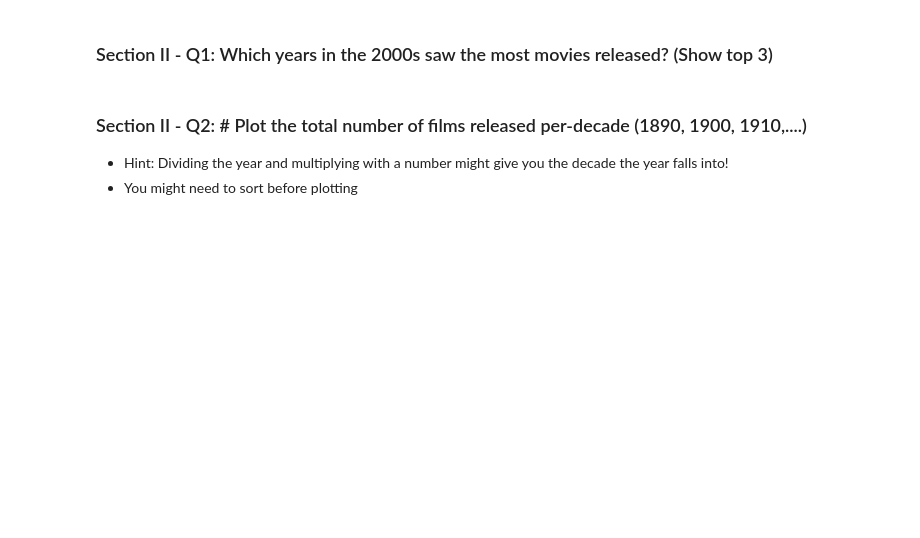
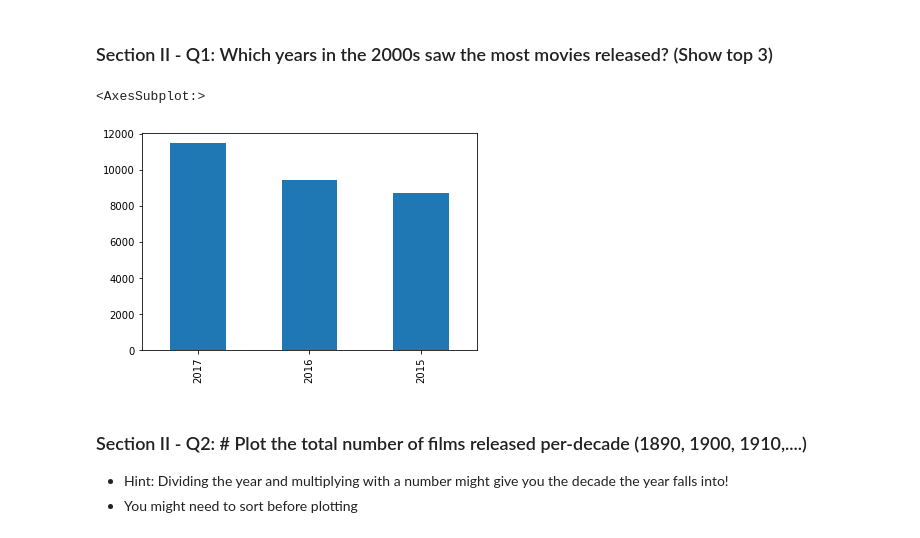
Before and after one commit to tharsoma/mec-mini-projects, a Jupyter notebook: mec-5.3.10-data-wranging-with-pandas-mini-project/Mini_Project_Data_Wrangling_Pandas.ipynb, the cells around one changed output. Cells and saved outputs as stored; diff of their text form; code cells hidden in the pictures; blank space fills up the shorter version.

```diff
--- a/mec-5.3.10-data-wranging-with-pandas-mini-project/Mini_Project_Data_Wrangling_Pandas.ipynb
+++ b/mec-5.3.10-data-wranging-with-pandas-mini-project/Mini_Project_Data_Wrangling_Pandas.ipynb
@@ -361,5 +355,10 @@ top_ten.plot(kind='barh')
 # %% [markdown]
 ### Section II - Q1:  Which years in the 2000s saw the most movies released? (Show top 3)
+# %%
+movies[movies.year>=2000].year.value_counts()[:3].plot(kind="bar")
+# %% [output]
+<AxesSubplot:>
+[figure, added]
 # %% [markdown]
 ### Section II - Q2: # Plot the total number of films released per-decade (1890, 1900, 1910,....)
 - Hint: Dividing the year and multiplying with a number might give you the decade the year falls into!
```
Also changed, not shown: parts of 16 cells of this notebook, 1 other file.
